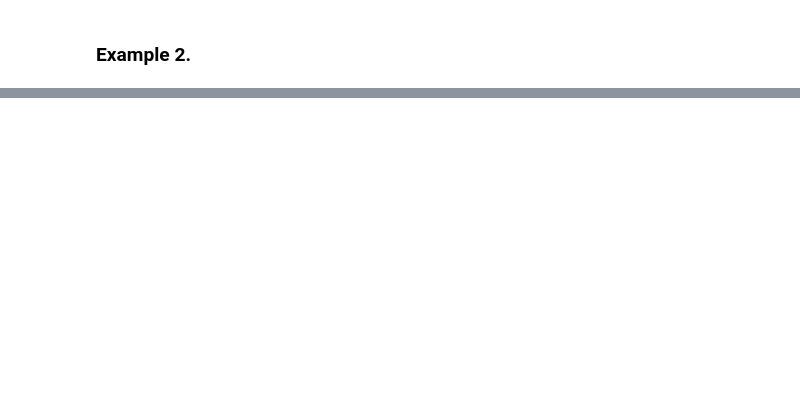
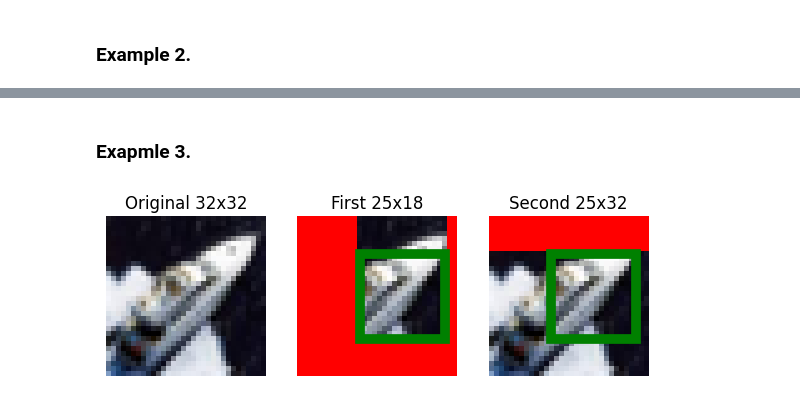
Before and after one commit to C-Naoki/image-stitcher, a Jupyter notebook: notebooks/tutorial.ipynb, the cells around one changed output, grey strips where cells are left out. Saved outputs shown, nothing was run; the diff lists cells and outputs as text; code cells hidden in the pictures; blank space fills up the shorter version.

```diff
--- a/notebooks/tutorial.ipynb
+++ b/notebooks/tutorial.ipynb
@@ -157,0 +85,12 @@ shared image's width: 18
+# %% [markdown]
+### Exapmle 3.
+# %%
+image1, image2 = split_data(
+    image=image,
+    slicex=(slice(12, 30), slice(0, 32)),
+    slicey=(slice(0, 25), slice(7, 32)),
+    angle=90,
+    plot=True,
+)
+# %% [output]
+[figure, added]
```
Also changed, not shown: parts of 17 cells of this notebook.
